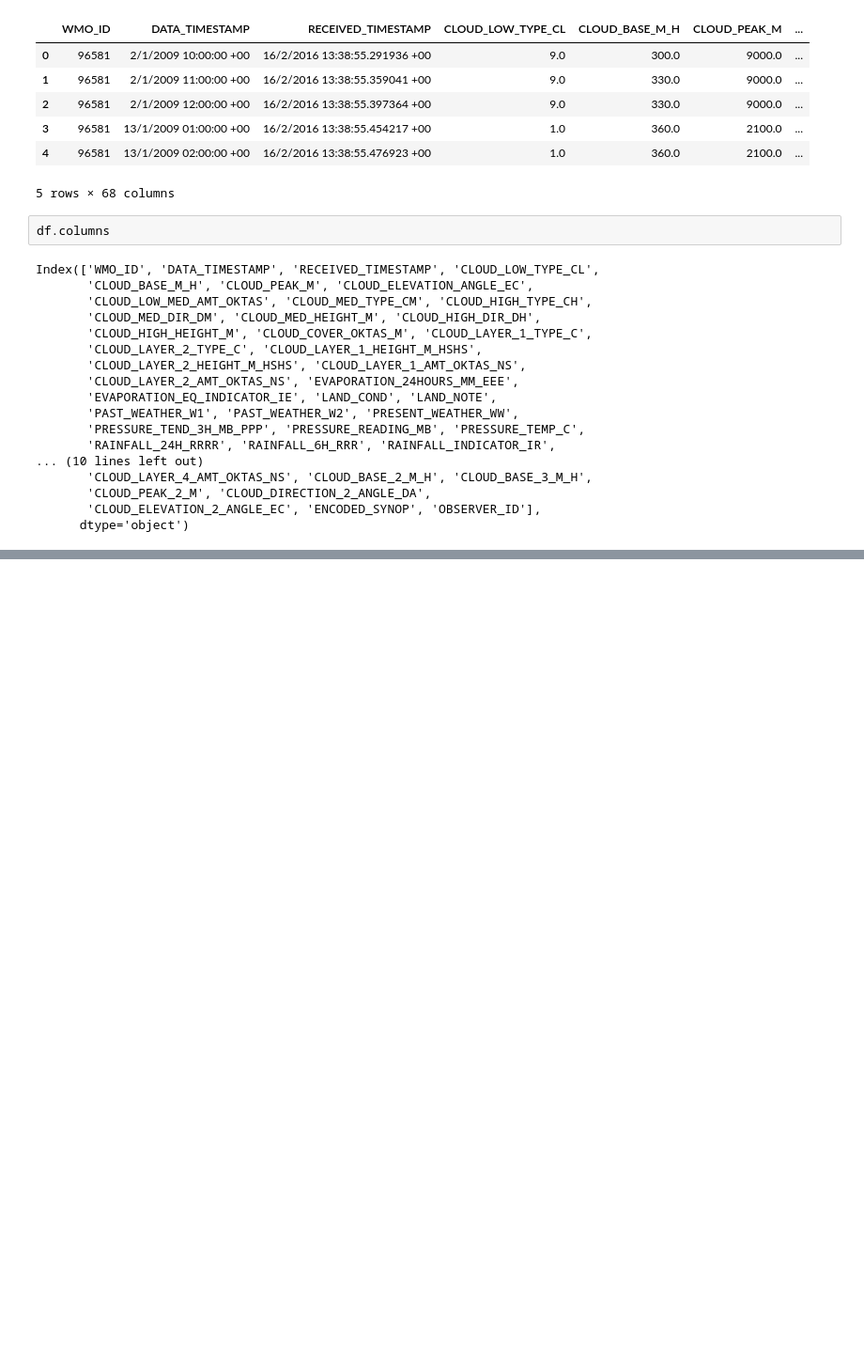
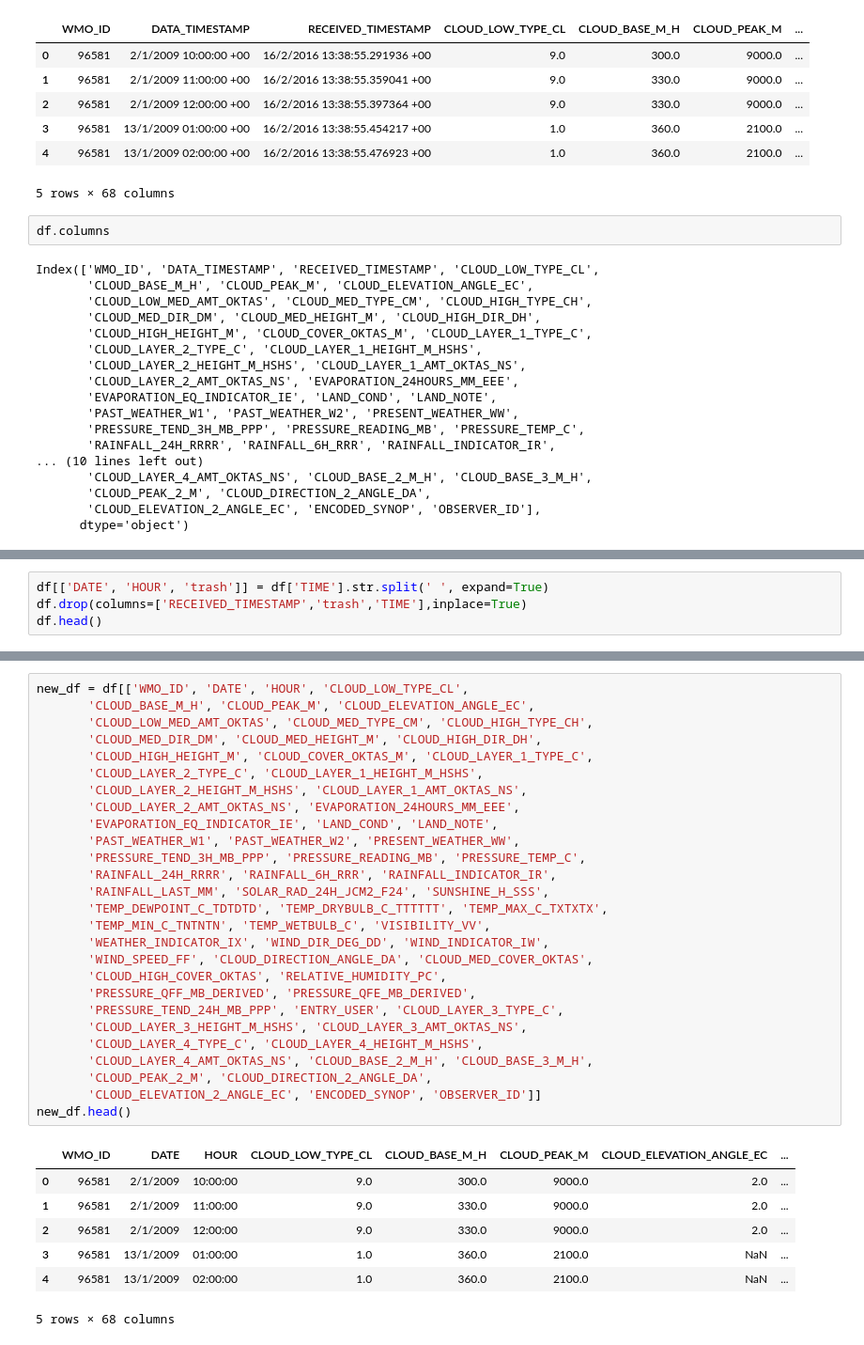
Before and after one commit to nadhifmf/csv-processing-python, a Jupyter notebook: Notebook_Oprek_CSV.ipynb, the cells around one changed output, grey strips where cells are left out. Shown at 94% size. Drawn from its saved outputs; the diff is of its cells as text; blank space fills up the shorter version.

```diff
--- a/Notebook_Oprek_CSV.ipynb
+++ b/Notebook_Oprek_CSV.ipynb
@@ -87,3 +87,7 @@ df.head()
 | 3 | 96581 | 13/1/2009 01:00:00 +00 | 16/2/2016 13:38:55.454217 +00 | 1.0 | 360.0 | 2100.0 | ... |
 | 4 | 96581 | 13/1/2009 02:00:00 +00 | 16/2/2016 13:38:55.476923 +00 | 1.0 | 360.0 | 2100.0 | ... |
 5 rows × 68 columns
+# %%
+df[['DATE', 'HOUR', 'trash']] = df['TIME'].str.split(' ', expand=True)
+df.drop(columns=['RECEIVED_TIMESTAMP','trash','TIME'],inplace=True)
+df.head()
@@ -89,0 +102,35 @@ df.head()
+# %%
+new_df = df[['WMO_ID', 'DATE', 'HOUR', 'CLOUD_LOW_TYPE_CL',
+       'CLOUD_BASE_M_H', 'CLOUD_PEAK_M', 'CLOUD_ELEVATION_ANGLE_EC',
+       'CLOUD_LOW_MED_AMT_OKTAS', 'CLOUD_MED_TYPE_CM', 'CLOUD_HIGH_TYPE_CH',
+       'CLOUD_MED_DIR_DM', 'CLOUD_MED_HEIGHT_M', 'CLOUD_HIGH_DIR_DH',
+       'CLOUD_HIGH_HEIGHT_M', 'CLOUD_COVER_OKTAS_M', 'CLOUD_LAYER_1_TYPE_C',
+       'CLOUD_LAYER_2_TYPE_C', 'CLOUD_LAYER_1_HEIGHT_M_HSHS',
+       'CLOUD_LAYER_2_HEIGHT_M_HSHS', 'CLOUD_LAYER_1_AMT_OKTAS_NS',
+       'CLOUD_LAYER_2_AMT_OKTAS_NS', 'EVAPORATION_24HOURS_MM_EEE',
+       'EVAPORATION_EQ_INDICATOR_IE', 'LAND_COND', 'LAND_NOTE',
+       'PAST_WEATHER_W1', 'PAST_WEATHER_W2', 'PRESENT_WEATHER_WW',
+       'PRESSURE_TEND_3H_MB_PPP', 'PRESSURE_READING_MB', 'PRESSURE_TEMP_C',
+       'RAINFALL_24H_RRRR', 'RAINFALL_6H_RRR', 'RAINFALL_INDICATOR_IR',
+       'RAINFALL_LAST_MM', 'SOLAR_RAD_24H_JCM2_F24', 'SUNSHINE_H_SSS',
+       'TEMP_DEWPOINT_C_TDTDTD', 'TEMP_DRYBULB_C_TTTTTT', 'TEMP_MAX_C_TXTXTX',
+       'TEMP_MIN_C_TNTNTN', 'TEMP_WETBULB_C', 'VISIBILITY_VV',
+       'WEATHER_INDICATOR_IX', 'WIND_DIR_DEG_DD', 'WIND_INDICATOR_IW',
+       'WIND_SPEED_FF', 'CLOUD_DIRECTION_ANGLE_DA', 'CLOUD_MED_COVER_OKTAS',
+       'CLOUD_HIGH_COVER_OKTAS', 'RELATIVE_HUMIDITY_PC',
+       'PRESSURE_QFF_MB_DERIVED', 'PRESSURE_QFE_MB_DERIVED',
+       'PRESSURE_TEND_24H_MB_PPP', 'ENTRY_USER', 'CLOUD_LAYER_3_TYPE_C',
+       'CLOUD_LAYER_3_HEIGHT_M_HSHS', 'CLOUD_LAYER_3_AMT_OKTAS_NS',
+       'CLOUD_LAYER_4_TYPE_C', 'CLOUD_LAYER_4_HEIGHT_M_HSHS',
+       'CLOUD_LAYER_4_AMT_OKTAS_NS', 'CLOUD_BASE_2_M_H', 'CLOUD_BASE_3_M_H',
+       'CLOUD_PEAK_2_M', 'CLOUD_DIRECTION_2_ANGLE_DA',
+       'CLOUD_ELEVATION_2_ANGLE_EC', 'ENCODED_SYNOP', 'OBSERVER_ID']]
+new_df.head()
+# %% [output]
+|  | WMO_ID | DATE | HOUR | CLOUD_LOW_TYPE_CL | CLOUD_BASE_M_H | CLOUD_PEAK_M | CLOUD_ELEVATION_ANGLE_EC | ... |
+| 0 | 96581 | 2/1/2009 | 10:00:00 | 9.0 | 300.0 | 9000.0 | 2.0 | ... |
+| 1 | 96581 | 2/1/2009 | 11:00:00 | 9.0 | 330.0 | 9000.0 | 2.0 | ... |
+| 2 | 96581 | 2/1/2009 | 12:00:00 | 9.0 | 330.0 | 9000.0 | 2.0 | ... |
+| 3 | 96581 | 13/1/2009 | 01:00:00 | 1.0 | 360.0 | 2100.0 | NaN | ... |
+| 4 | 96581 | 13/1/2009 | 02:00:00 | 1.0 | 360.0 | 2100.0 | NaN | ... |
+5 rows × 68 columns
```
Also changed, not shown: parts of 4 cells of this notebook.
